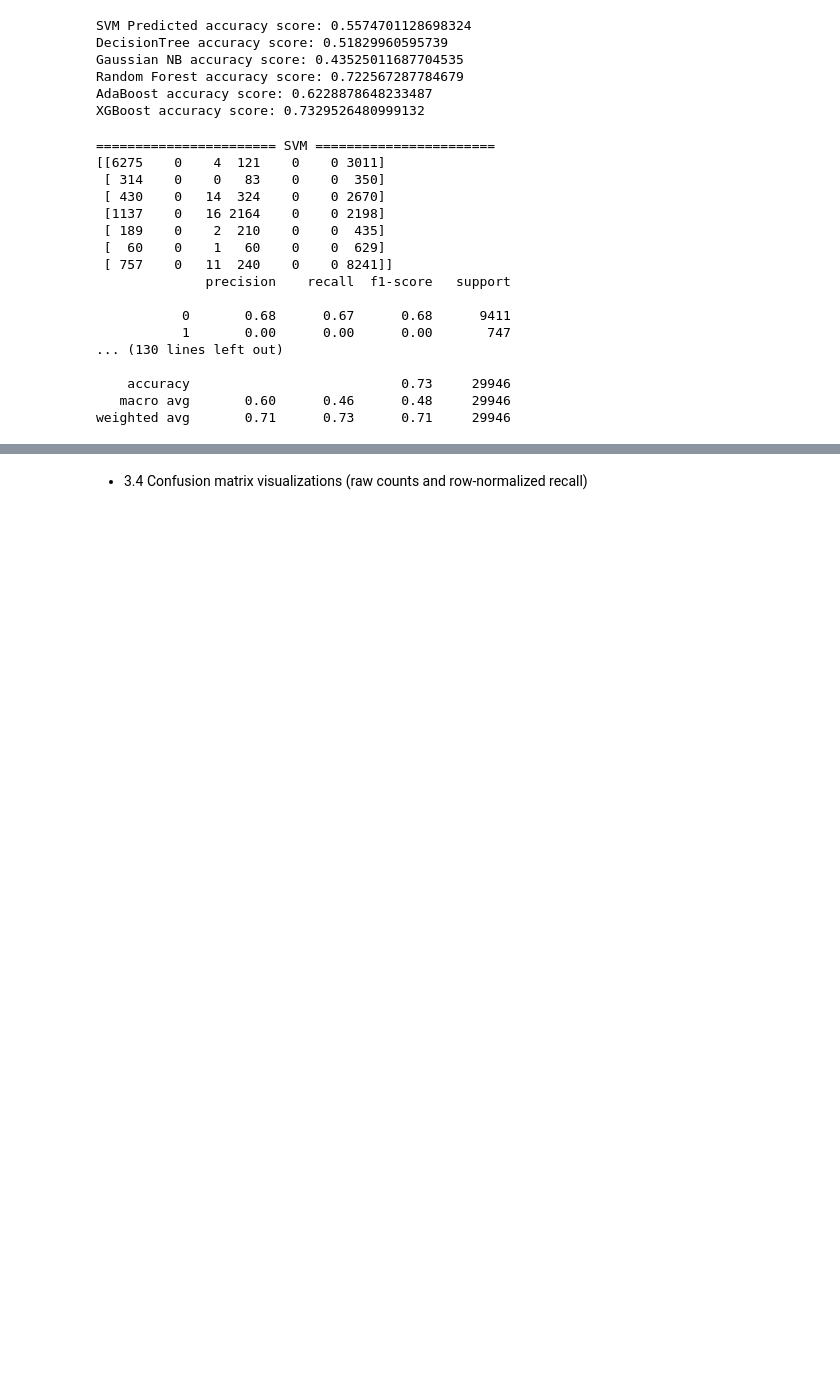
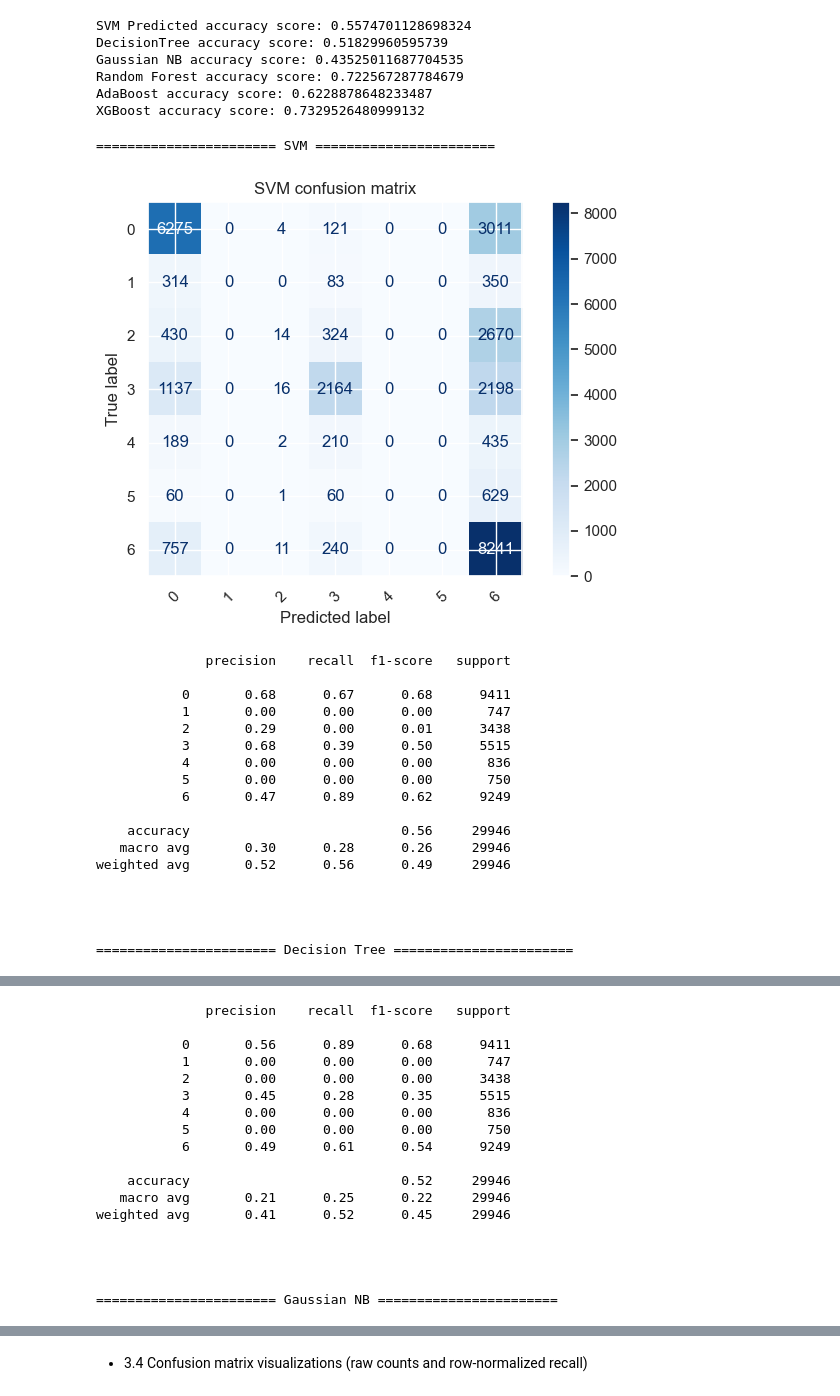
Before and after one commit to benjaminfong/cs286-accelerometer-project, a Jupyter notebook: activity-recognition-from-accelerometer.ipynb, the cells around one changed output, grey strips where cells are left out. Saved outputs shown, nothing was run; the diff lists cells and outputs as text; code cells hidden in the pictures; blank space fills up the shorter version.

Commit message:
signal processing and modelling

```diff
--- a/activity-recognition-from-accelerometer.ipynb
+++ b/activity-recognition-from-accelerometer.ipynb
@@ -324,7 +316,7 @@ StandardScaler()
 # %%
 from sklearn.model_selection import train_test_split
 
-D_train8020, D_test8020, t_train8020, t_test8020 = train_test_split(Data, target, test_size=0.8, random_state=6758)
+D_train8020, D_test8020, t_train8020, t_test8020 = train_test_split(Data, target, test_size=0.2, random_state=6758)
 print(D_train8020.shape,D_test8020.shape,t_train8020.shape,t_test8020.shape)
 
 D_train7030, D_test7030, t_train7030, t_test7030 = train_test_split(Data, target, test_size=0.3, random_state=6758)
@@ -403,33 +388,48 @@ Random Forest accuracy score: 0.722567287784679
 AdaBoost accuracy score: 0.6228878648233487
 XGBoost accuracy score: 0.7329526480999132
 # %%
+from sklearn.metrics import ConfusionMatrixDisplay
+import matplotlib.pyplot as plt
+
 for model_name, y_pred in [
     ('SVM', t_pred_svm),
     ('Decision Tree', t_pred_dt),
     ('Gaussian NB', t_pred_nb),
     ('Random Forest', t_pred_rf),
     ('AdaBoost', t_pred_ada),
     ('XGBoost', t_pred_xgb),
 ]:
     print(f'======================= {model_name} =======================')
-    print(metrics.confusion_matrix(t_test, y_pred))
+
+    ConfusionMatrixDisplay.from_predictions(
+        t_test,
+        y_pred,
+        cmap="Blues",
+        xticks_rotation=45,
+    )
+    plt.title(model_name + ' confusion matrix')
+    plt.tight_layout()
+    plt.show()
     print(metrics.classification_report(t_test, y_pred))
     print('\n\n')
 # %% [output]
 ======================= SVM =======================
-[[6275    0    4  121    0    0 3011]
- [ 314    0    0   83    0    0  350]
- [ 430    0   14  324    0    0 2670]
- [1137    0   16 2164    0    0 2198]
- [ 189    0    2  210    0    0  435]
- [  60    0    1   60    0    0  629]
- [ 757    0   11  240    0    0 8241]]
-              precision    recall  f1-score   support
-
-           0       0.68      0.67      0.68      9411
-           1       0.00      0.00      0.00       747
-... (130 lines left out)
-
-    accuracy                           0.73     29946
-   macro avg       0.60      0.46      0.48     29946
-weighted avg       0.71      0.73      0.71     29946
+[figure, added]
+              precision    recall  f1-score   support
+
+           0       0.68      0.67      0.68      9411
+           1       0.00      0.00      0.00       747
+           2       0.29      0.00      0.01      3438
+           3       0.68      0.39      0.50      5515
+           4       0.00      0.00      0.00       836
+           5       0.00      0.00      0.00       750
+           6       0.47      0.89      0.62      9249
+
+    accuracy                           0.56     29946
+   macro avg       0.30      0.28      0.26     29946
+weighted avg       0.52      0.56      0.49     29946
+
+
+
+
+======================= Decision Tree =======================
@@ -435,0 +437,18 @@ weighted avg       0.71      0.73      0.71     29946
+              precision    recall  f1-score   support
+
+           0       0.56      0.89      0.68      9411
+           1       0.00      0.00      0.00       747
+           2       0.00      0.00      0.00      3438
+           3       0.45      0.28      0.35      5515
+           4       0.00      0.00      0.00       836
+           5       0.00      0.00      0.00       750
+           6       0.49      0.61      0.54      9249
+
+    accuracy                           0.52     29946
+   macro avg       0.21      0.25      0.22     29946
+weighted avg       0.41      0.52      0.45     29946
+
+
+
+
+======================= Gaussian NB =======================
```
Also changed, not shown: parts of 8 cells of this notebook.
